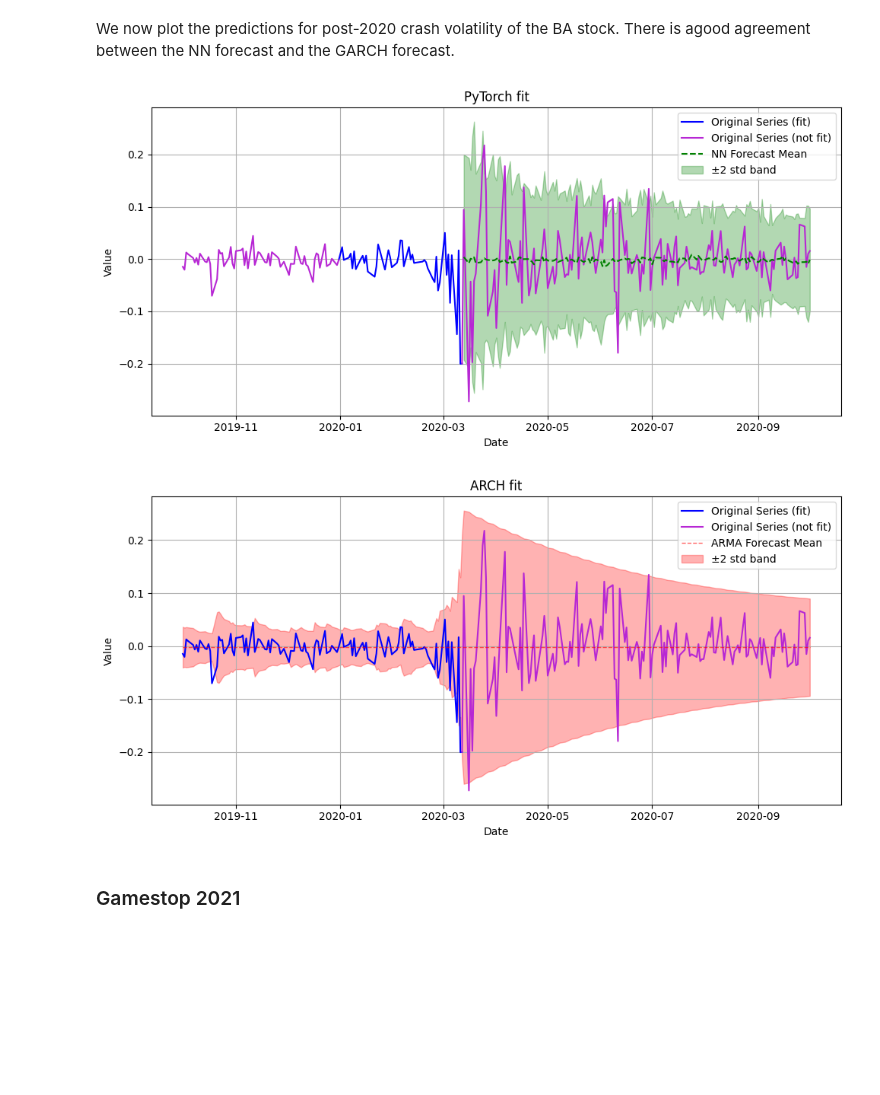
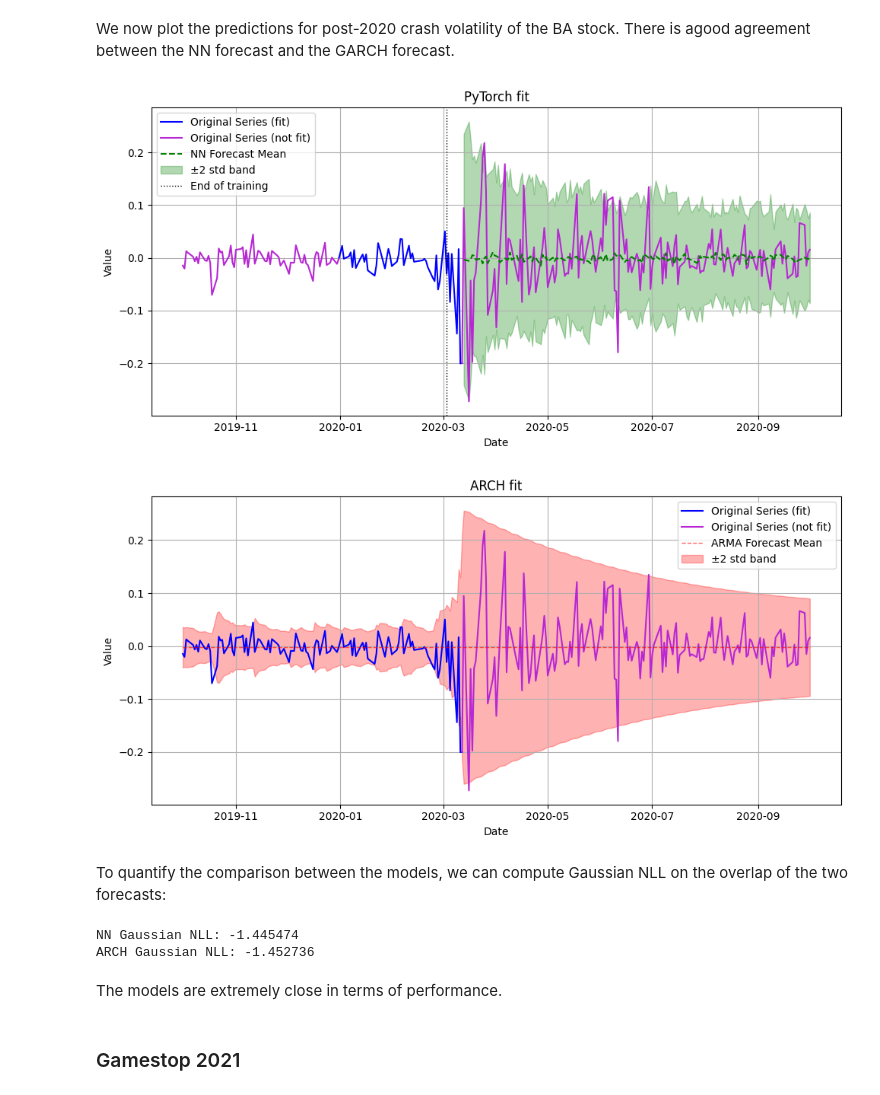
Before and after one commit to AlexanderGTumanov/stock-analyzer, a Jupyter notebook: notebooks/stock_analyzer.ipynb, the cells around one changed output. Cells and saved outputs as stored; diff of their text form; code cells hidden in the pictures; blank space fills up the shorter version.

```diff
--- a/notebooks/stock_analyzer.ipynb
+++ b/notebooks/stock_analyzer.ipynb
@@ -125,11 +148,22 @@ model_pytorch.plot_loss_history(history)
 # %% [markdown]
 We now plot the predictions for post-2020 crash volatility of the BA stock. There is agood agreement between the NN forecast and the GARCH forecast.
 # %%
-model_pytorch.plot_series(log_returns_BA_nn.loc['2019-10-01':], model_BA, log_returns_BA_nn.loc[:'2020-03-12'].iloc[- window:], scaler = scaler)
+model_pytorch.plot_series(log_returns_BA_nn.loc['2019-10-01':], model_BA, log_returns_BA_nn.loc[:'2020-03-12'].iloc[- window:], scaler = scaler, end_of_training = '2020-03-03')
 model_arch.plot_series(log_returns_BA_nn.loc['2019-10-01':], arch_BA, horizon = horizon)
 # %% [output]
-[figure, old version]
+[figure, new version]
 [figure]
+# %% [markdown]
+To quantify the comparison between the models, we can compute Gaussian NLL on the overlap of the two forecasts:
+# %%
+mean_nn, std_nn = model_pytorch.forecast(model_BA, log_returns_BA_nn.loc[:'2020-03-12'].iloc[- window:], scaler)
+mean_arch, std_arch = model_arch.forecast(arch_BA, horizon)
+analysis.compare_gaussian_nll(log_returns_BA, mean_nn, std_nn, mean_arch, std_arch);
+# %% [output]
+NN Gaussian NLL: -1.445474
+ARCH Gaussian NLL: -1.452736
+# %% [markdown]
+The models are extremely close in terms of performance.
 # %% [markdown]
 ### Gamestop 2021
 # %% [markdown]
```
Also changed, not shown: parts of 23 cells of this notebook, 4 other files.
